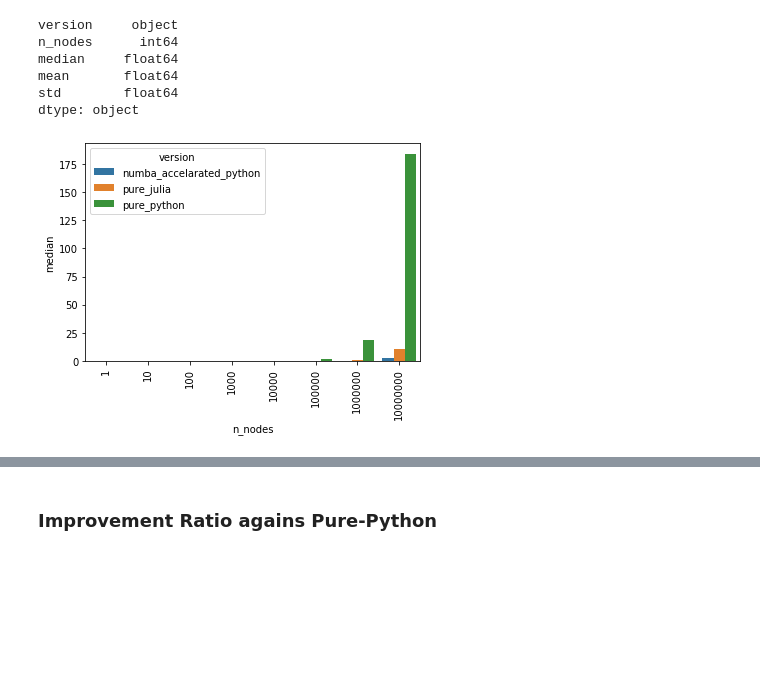
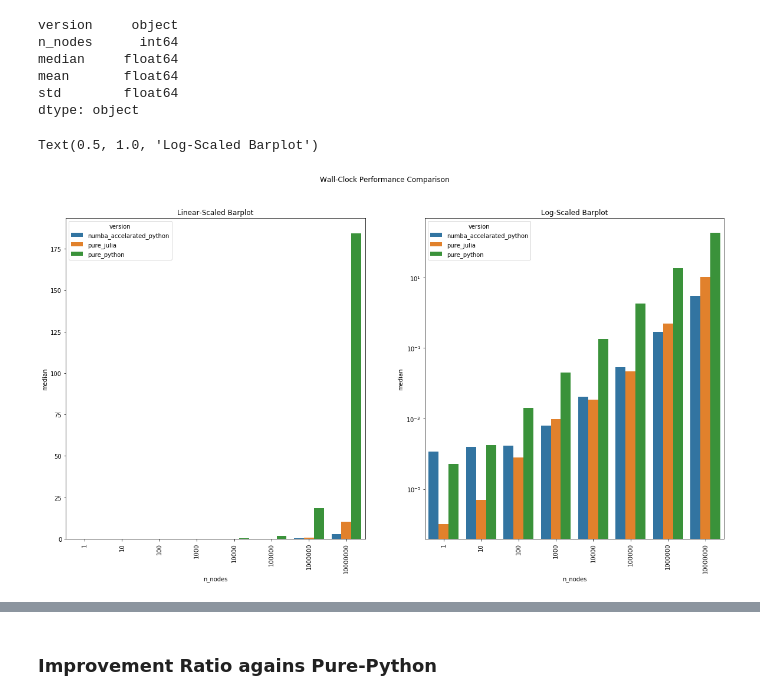
Before and after one commit to AlbertoCastelo/blog-the-2-language-problem, a Jupyter notebook: notebooks/analysis.ipynb, the cells around one changed output, grey strips where cells are left out. Drawn from its saved outputs; the diff is of its cells as text; code cells hidden in the pictures; blank space fills up the shorter version.

```diff
--- a/notebooks/analysis.ipynb
+++ b/notebooks/analysis.ipynb
@@ -63,8 +64,18 @@ median     float64
 mean       float64
 std        float64
 dtype: object
-# %%
-ax = sns.barplot(data=data_aggregated, y='median', x='n_nodes', hue='version')
-ax.set_xticklabels(ax.get_xticklabels(), rotation=90);
-# %% [output]
-[figure, removed]
+# %%
+fig, (ax1, ax2) = plt.subplots(1, 2, figsize=(20, 10))
+fig.suptitle('Wall-Clock Performance Comparison')
+
+sns.barplot(data=data_aggregated, y='median', x='n_nodes', hue='version', ax=ax1)
+ax1.set_xticklabels(ax1.get_xticklabels(), rotation=90);
+ax1.set_title('Linear-Scaled Barplot')
+
+sns.barplot(data=data_aggregated, y='median', x='n_nodes', hue='version', ax=ax2)
+ax2.set_yscale('log')
+ax2.set_xticklabels(ax2.get_xticklabels(), rotation=90);
+ax2.set_title('Log-Scaled Barplot')
+# %% [output]
+Text(0.5, 1.0, 'Log-Scaled Barplot')
+[figure, added]
```
Also changed, not shown: parts of 11 cells of this notebook.
